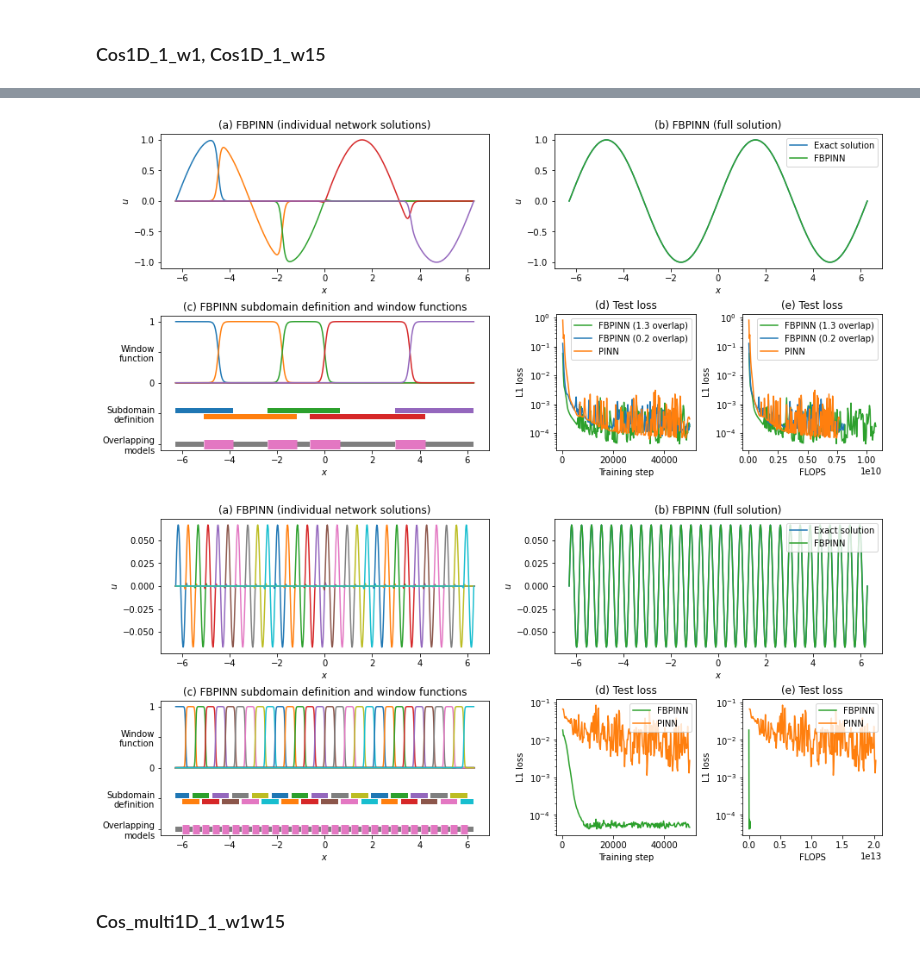
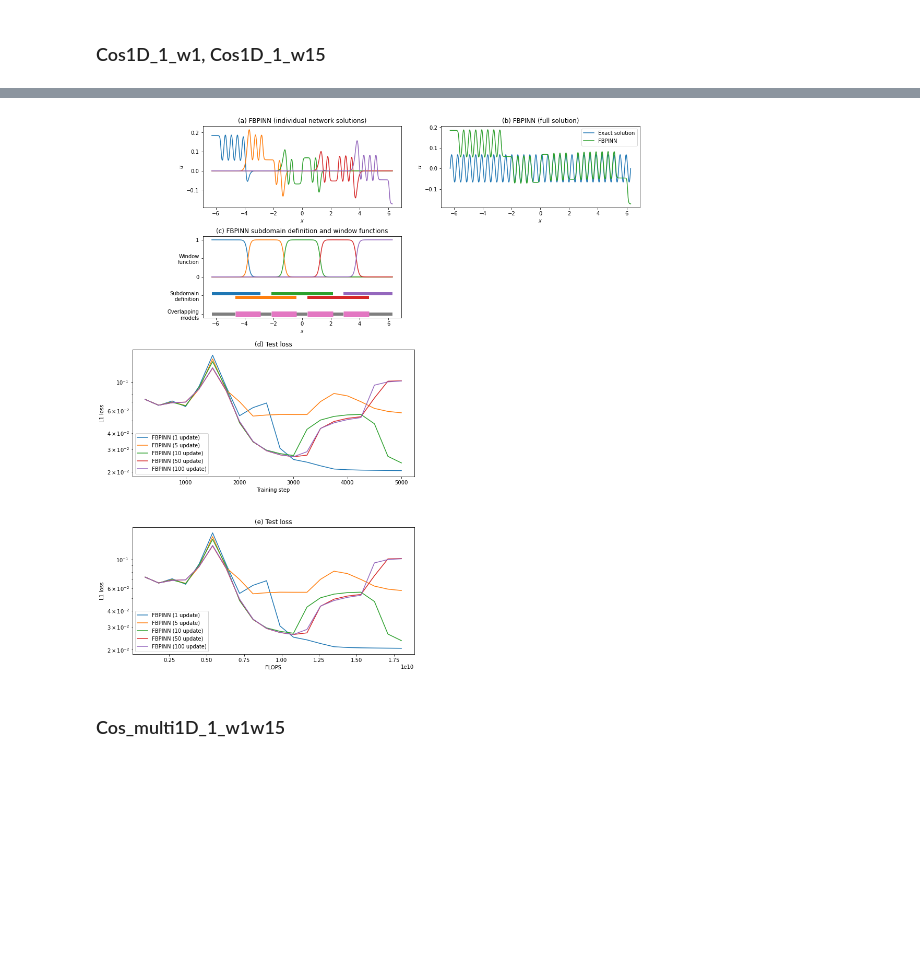
Before and after one commit to searhein/FBPINNs, a Jupyter notebook: fbpinns/own_plots.ipynb, the cells around one changed output, grey strips where cells are left out. Drawn from its saved outputs; the diff is of its cells as text; code cells hidden in the pictures; blank space fills up the shorter version.

```diff
--- a/fbpinns/own_plots.ipynb
+++ b/fbpinns/own_plots.ipynb
@@ -210,46 +207,46 @@ for i in range(0,10): #,loc in enumerate([(0,0),
 # %%
 # PLOT
 
 def figure_1D_FBPINN(x_test, yj_true, outputf, losses_labels_icolors, D, c):
 
     yj, yjs_bc, _ = outputf
 
     f = plt.figure(figsize=1.5*np.array([2*5,2*2.25]))
 
     plt.subplot(2,2,1)
     plot_1D_FBPINN_individual(x_test, yjs_bc, "%s FBPINN (individual network solutions)"%(letters[0]))
 
     plt.subplot(2,2,2)
     plot_1D_output(x_test, yj_true, yj, "FBPINN", "%s FBPINN (full solution)"%(letters[1]), icolor=2)
 
     plt.subplot(2,2,3)
     plot_1D_domain(c.SUBDOMAIN_XS, c.SUBDOMAIN_WS, D, "%s FBPINN subdomain definition and window functions"%(letters[2]))
 
-    ax = f.add_axes([0.55, 0.125, 0.15, 0.325])# left, bottom, width, height
-    plot_loss(losses_labels_icolors, "%s Test loss"%(letters[3]), "upper right", istep=0)
+    ax = f.add_axes([0.0, -0.5, 0.5, 0.5])# left, bottom, width, height
+    plot_loss(losses_labels_icolors, "%s Test loss"%(letters[3]), "lower left", istep=0)
 
-    ax = f.add_axes([0.75, 0.125, 0.15, 0.325])# left, bottom, width, height
-    plot_loss(losses_labels_icolors, "%s Test loss"%(letters[4]), "upper right", istep=2)
+    ax = f.add_axes([0.0, -1.2, 0.5, 0.5])# left, bottom, width, height
+    plot_loss(losses_labels_icolors, "%s Test loss"%(letters[4]), "lower left", istep=2)
 
     plt.subplots_adjust(hspace=0.35)
 
     return f
 
-losses_labels_icolors = [(fbpinns[:2][0][2][0],"FBPINN (%.1f overlap)"%(fbpinns[:2][0][1].SUBDOMAIN_WS[0][0]),2),
-                         (fbpinns[:2][1][2][0],"FBPINN (%.1f overlap)"%(fbpinns[:2][1][1].SUBDOMAIN_WS[0][0]),0),
-                         (pinns[:1][0][2][0],"PINN",1)]
-f = figure_1D_FBPINN(x_test1, yj_true1, outputs1f[0], losses_labels_icolors, D1, c1)
-savefig(f, "cos1f")
+losses_labels_icolors = [(fbpinns[:][0][2][0],"FBPINN (%s update)"%(fbpinns[:][0][1].N_UPDATE_EVERY_ITERATIONS),0),
+                         (fbpinns[:][1][2][0],"FBPINN (%s update)"%(fbpinns[:][1][1].N_UPDATE_EVERY_ITERATIONS),1),
+                         (fbpinns[:][2][2][0],"FBPINN (%s update)"%(fbpinns[:][2][1].N_UPDATE_EVERY_ITERATIONS),2),
+                         (fbpinns[:][3][2][0],"FBPINN (%s update)"%(fbpinns[:][3][1].N_UPDATE_EVERY_ITERATIONS),3),
+                         (fbpinns[:][4][2][0],"FBPINN (%s update)"%(fbpinns[:][4][1].N_UPDATE_EVERY_ITERATIONS),4)]
+f = figure_1D_FBPINN(x_test1, yj_true1, outputs1f[1], losses_labels_icolors, D1, c1)
+# savefig(f, "cos1f")
 plt.show()
 
-losses_labels_icolors = [(fbpinns[2:][0][2][0],"FBPINN",2),
-                         (pinns[1:][-1][2][0],"PINN",1)]
-f = figure_1D_FBPINN(x_test2, yj_true2, outputs2f[0], losses_labels_icolors, D2, c2)
-savefig(f, "cos15f")
-plt.show()
+# losses_labels_icolors = [(fbpinns[2:][0][2][0],"FBPINN",2)]
+# f = figure_1D_FBPINN(x_test2, yj_true2, outputs2f[0], losses_labels_icolors, D2, c2)
+# # savefig(f, "cos15f")
+# plt.show()
 # %% [output]
-[figure, old version]
+[figure, new version]
-[figure, removed]
 # %% [markdown]
 ### Cos_multi1D_1_w1w15
 # %%
```
Also changed, not shown: parts of 2 cells of this notebook, 4 other files.
